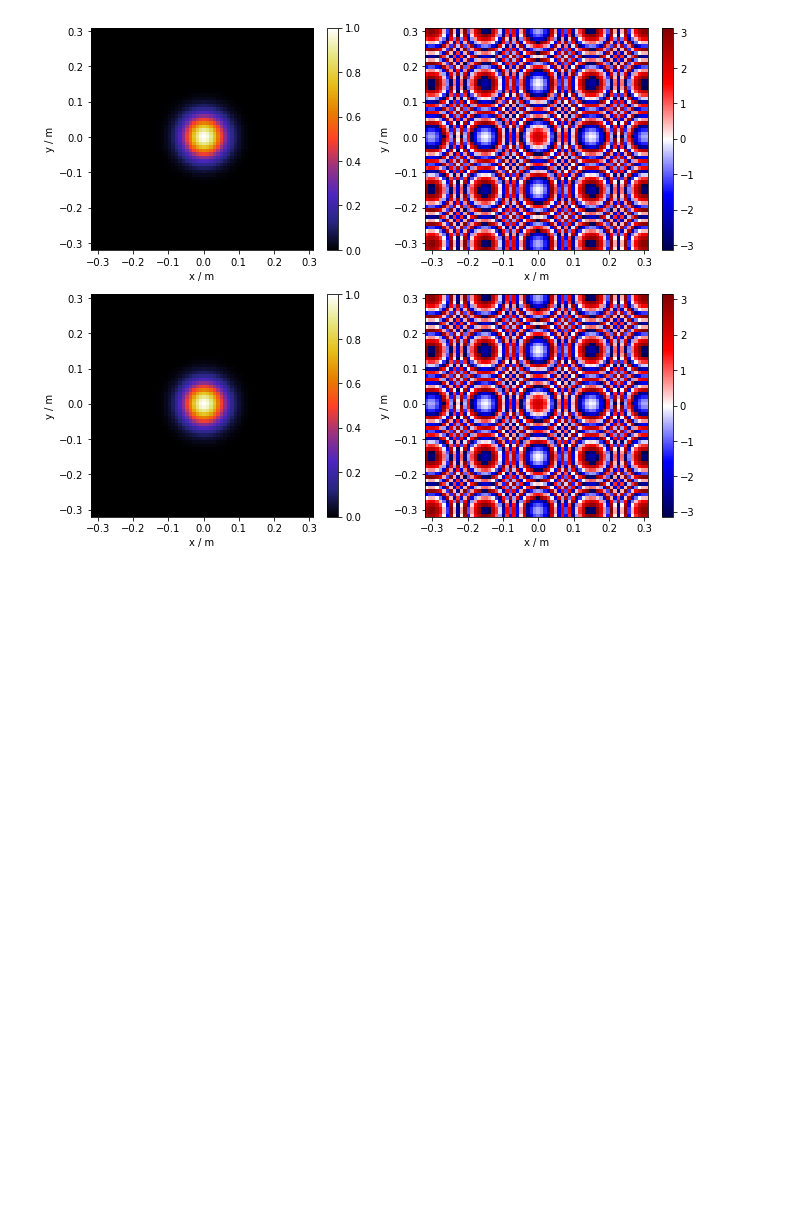
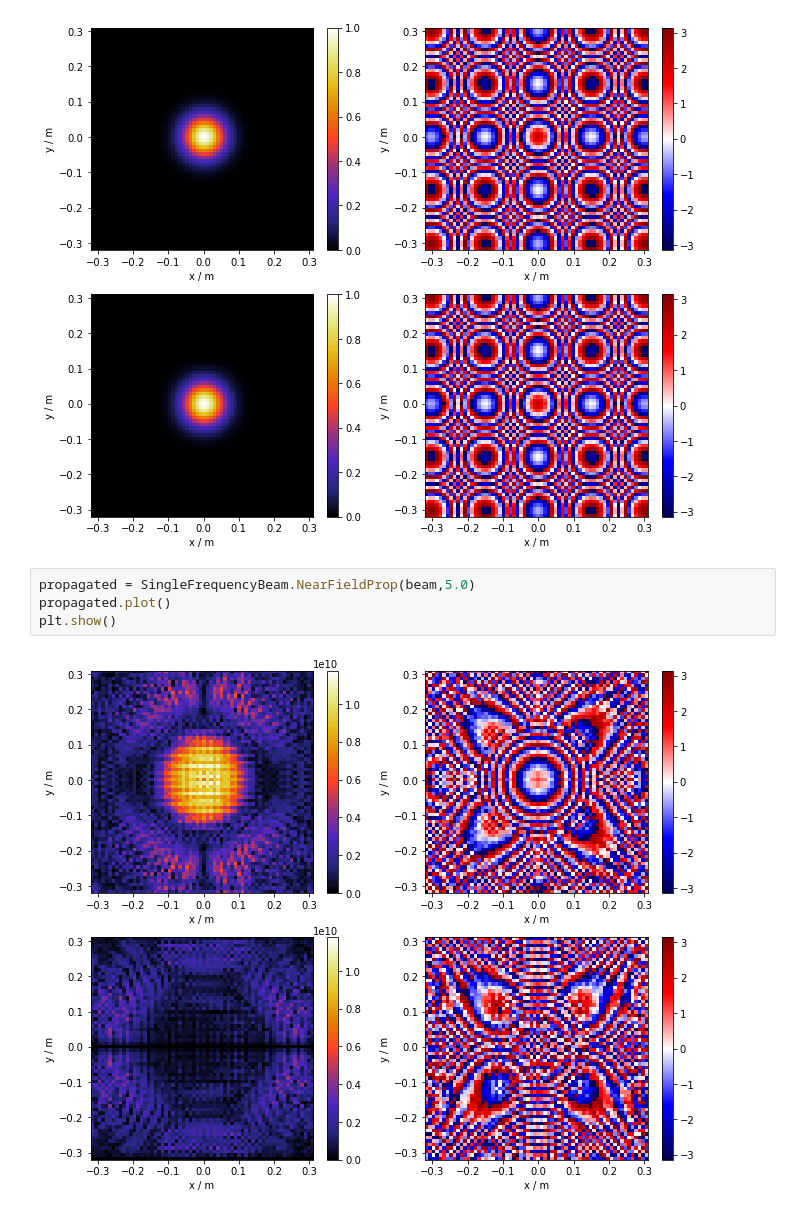
Before and after one commit to lehnertu/fobt, a Jupyter notebook: ImportTeufelScreen.ipynb, the cells around one changed output. Saved outputs shown, nothing was run; the diff lists cells and outputs as text; blank space fills up the shorter version.

Commit message:
added near-field propagation algorithm

```diff
--- a/ImportTeufelScreen.ipynb
+++ b/ImportTeufelScreen.ipynb
@@ -143,3 +143,9 @@ k = 20958.450220 m⁻¹
 w0 = 8.173055 mm
 w = 58.950616 mm
 [figure]
+# %%
+propagated = SingleFrequencyBeam.NearFieldProp(beam,5.0)
+propagated.plot()
+plt.show()
+# %% [output]
+[figure, added]
```
Also changed, not shown: parts of 1 cell of this notebook, 2 other files.
